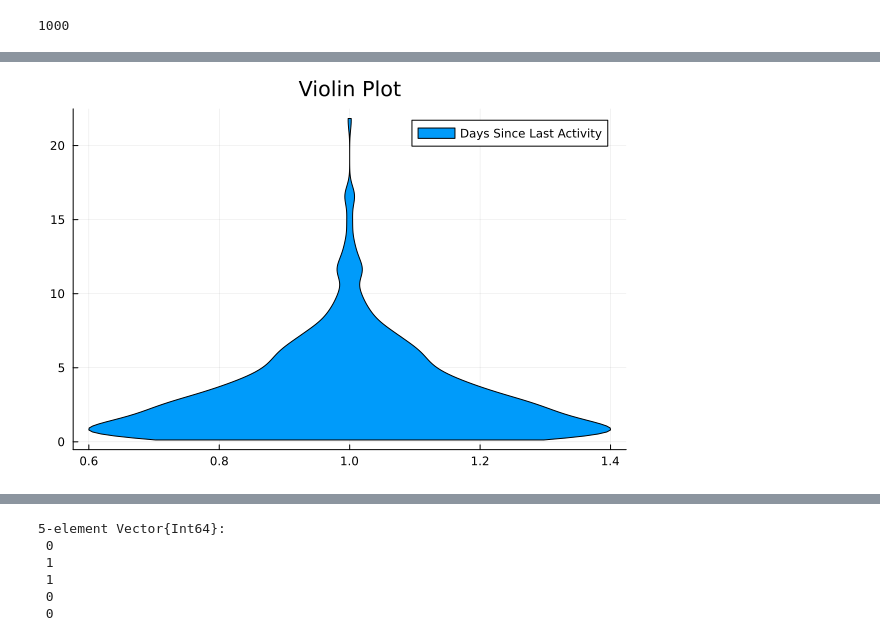
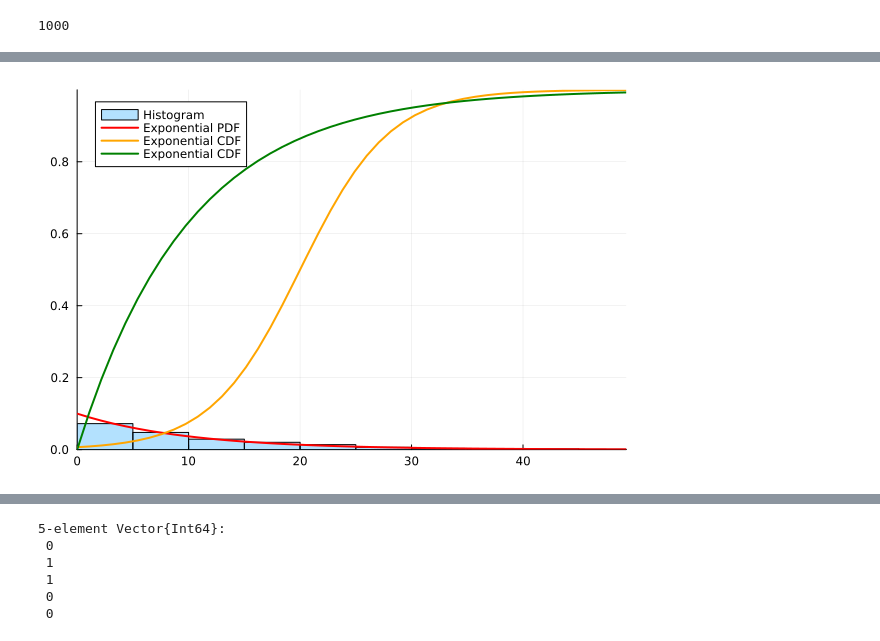
Before and after one commit to tndd/Mymljl, a Jupyter notebook: src/011_prac_self_model.ipynb, the cells around one changed output, grey strips where cells are left out. Saved outputs shown, nothing was run; the diff lists cells and outputs as text; code cells hidden in the pictures.

```diff
--- a/src/011_prac_self_model.ipynb
+++ b/src/011_prac_self_model.ipynb
@@ -105,8 +85,34 @@ qqplot(
-# %%
-violin(
-    DaysSinceLastActivity,
-    label="Days Since Last Activity",
-    title="Violin Plot"
-)
-# %% [output]
-[figure, removed]
+# %%
+histogram(
+    DaysSinceLastActivity,
+    bins=30,
+    normalize=true,   # Crucial for density plot
+    fillalpha = 0.3,
+    linecolor = :black,
+    label = "Histogram",
+    xlims = (0, quantile(DaysSinceLastActivity, 0.99))
+)
+plot!(
+    x,
+    pdf(Exponential(10), x),
+    linewidth=2,
+    color=:red,
+    label="Exponential PDF"
+)
+sigmoid(x, m, s) = 1 ./ (1 .+ exp.(-(x .- m) ./ s))
+plot!(
+    x,
+    sigmoid(x, 20, 4),
+    linewidth=2,
+    color=:orange,
+    label="Exponential CDF"
+)
+plot!(
+    x,
+    cdf(Exponential(10), x),
+    linewidth=2,
+    color=:green,
+    label="Exponential CDF"
+)
+# %% [output]
+[figure, added]
```
Also changed, not shown: parts of 10 cells of this notebook.
